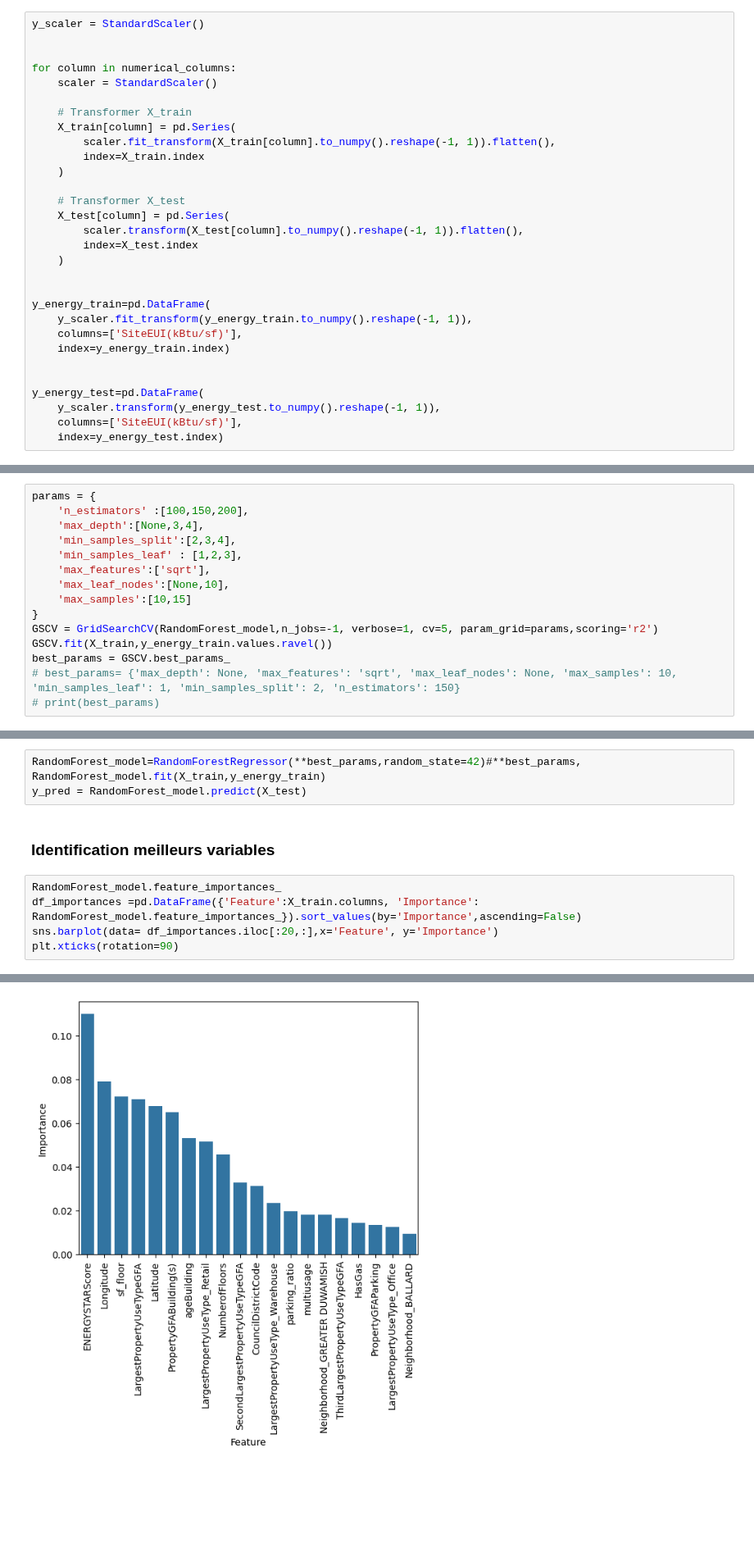
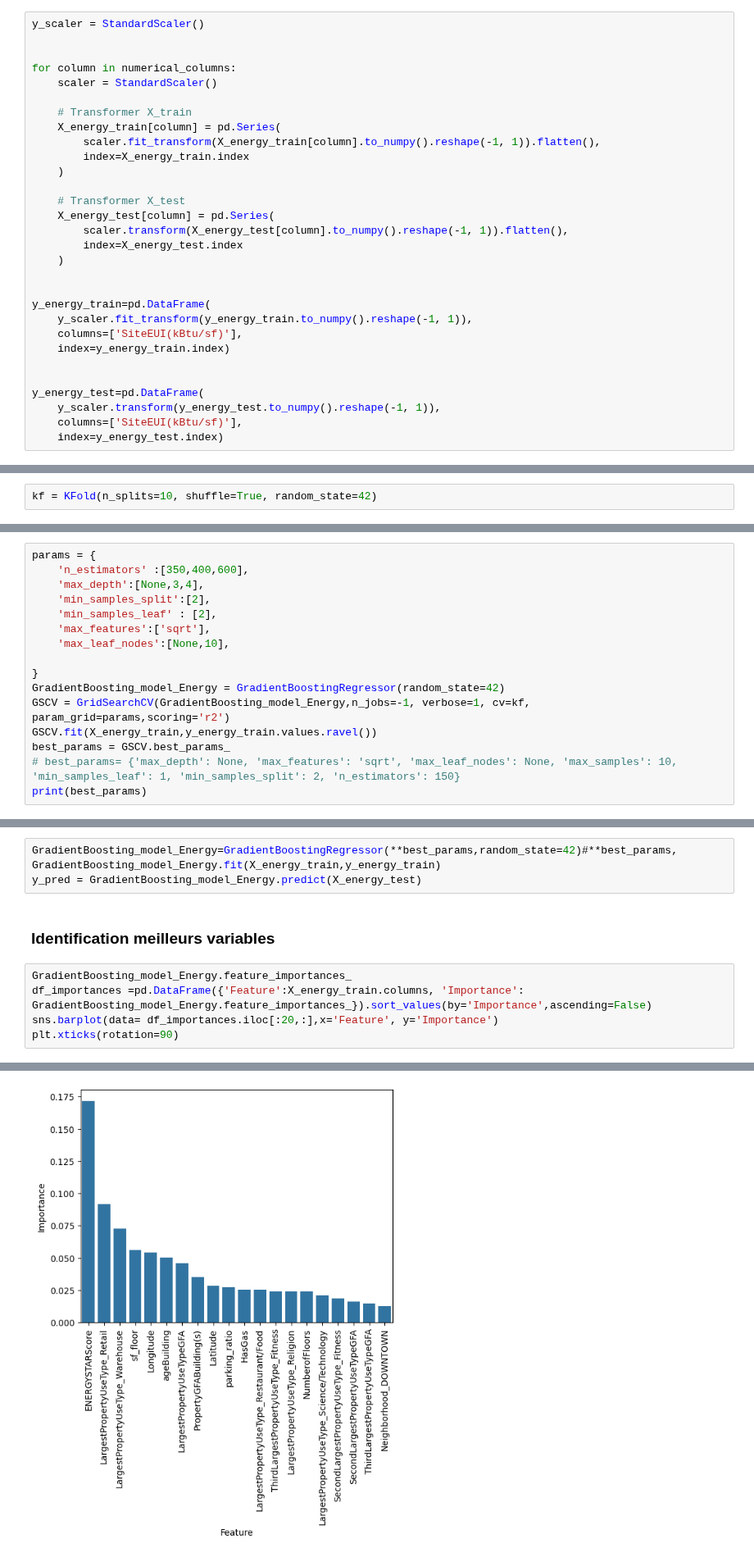
Before and after one commit to RandomFab/SEATLE, a Jupyter notebook: P3_template_modelistation_supervisee.ipynb, the cells around one changed output, grey strips where cells are left out. Shown at 82% size. Cells and saved outputs as stored; diff of their text form; blank space fills up the shorter version.

```diff
--- a/P3_template_modelistation_supervisee.ipynb
+++ b/P3_template_modelistation_supervisee.ipynb
@@ -682,15 +683,15 @@ for column in numerical_columns:
     scaler = StandardScaler()
 
     # Transformer X_train
-    X_train[column] = pd.Series(
-        scaler.fit_transform(X_train[column].to_numpy().reshape(-1, 1)).flatten(),
-        index=X_train.index
+    X_energy_train[column] = pd.Series(
+        scaler.fit_transform(X_energy_train[column].to_numpy().reshape(-1, 1)).flatten(),
+        index=X_energy_train.index
     )
 
     # Transformer X_test
-    X_test[column] = pd.Series(
-        scaler.transform(X_test[column].to_numpy().reshape(-1, 1)).flatten(),
-        index=X_test.index
+    X_energy_test[column] = pd.Series(
+        scaler.transform(X_energy_test[column].to_numpy().reshape(-1, 1)).flatten(),
+        index=X_energy_test.index
     )
 
 
@@ -711,3 +714,5 @@ df_total = pd.DataFrame(columns=['nom_model','r2', 'MAE','MSE'])
+# %%
+kf = KFold(n_splits=10, shuffle=True, random_state=42)
 # %% [markdown]
 #### DummyRegressor
 # %%
@@ -862,16 +867,17 @@ df_total
 # %%
 params = {
-    'n_estimators' :[100,150,200],
+    'n_estimators' :[350,400,600],
     'max_depth':[None,3,4],
-    'min_samples_split':[2,3,4],
-    'min_samples_leaf' : [1,2,3],
+    'min_samples_split':[2],
+    'min_samples_leaf' : [2],
     'max_features':['sqrt'],
     'max_leaf_nodes':[None,10],
-    'max_samples':[10,15]
+
 }
-GSCV = GridSearchCV(RandomForest_model,n_jobs=-1, verbose=1, cv=5, param_grid=params,scoring='r2')
-GSCV.fit(X_train,y_energy_train.values.ravel())
+GradientBoosting_model_Energy = GradientBoostingRegressor(random_state=42)
+GSCV = GridSearchCV(GradientBoosting_model_Energy,n_jobs=-1, verbose=1, cv=kf, param_grid=params,scoring='r2')
+GSCV.fit(X_energy_train,y_energy_train.values.ravel())
 best_params = GSCV.best_params_
 # best_params= {'max_depth': None, 'max_features': 'sqrt', 'max_leaf_nodes': None, 'max_samples': 10, 'min_samples_leaf': 1, 'min_samples_split': 2, 'n_estimators': 150}
-# print(best_params)
+print(best_params)
 # %% [output]
@@ -879,14 +886,14 @@ Fitting 5 folds for each of 324 candidates, totalling 1620 fits
 # %% [markdown]
 ### Entrainement modèle avec les bests_parameters
 # %%
-RandomForest_model=RandomForestRegressor(**best_params,random_state=42)#**best_params,
-RandomForest_model.fit(X_train,y_energy_train)
-y_pred = RandomForest_model.predict(X_test)
+GradientBoosting_model_Energy=GradientBoostingRegressor(**best_params,random_state=42)#**best_params,
+GradientBoosting_model_Energy.fit(X_energy_train,y_energy_train)
+y_pred = GradientBoosting_model_Energy.predict(X_energy_test)
 # %% [markdown]
 ###  Identification meilleurs variables
 # %%
-RandomForest_model.feature_importances_
-df_importances =pd.DataFrame({'Feature':X_train.columns, 'Importance': RandomForest_model.feature_importances_}).sort_values(by='Importance',ascending=False)
+GradientBoosting_model_Energy.feature_importances_
+df_importances =pd.DataFrame({'Feature':X_energy_train.columns, 'Importance': GradientBoosting_model_Energy.feature_importances_}).sort_values(by='Importance',ascending=False)
 sns.barplot(data= df_importances.iloc[:20,:],x='Feature', y='Importance')
 plt.xticks(rotation=90)
 # %% [output]
@@ -910 +917 @@ plt.xticks(rotation=90)
-[figure, old version]
+[figure, new version]
```
Also changed, not shown: parts of 38 cells of this notebook.
